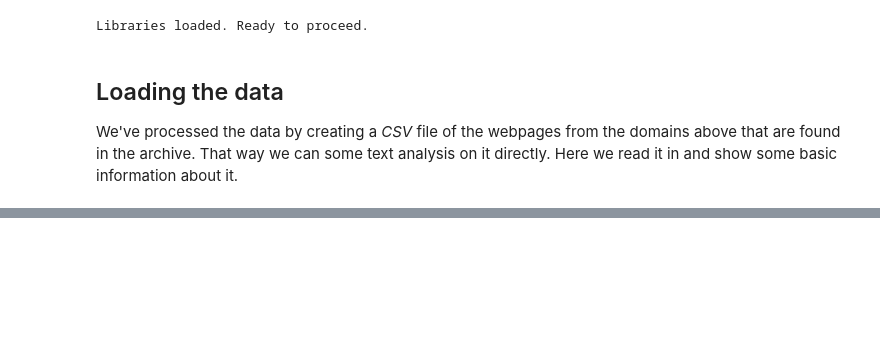
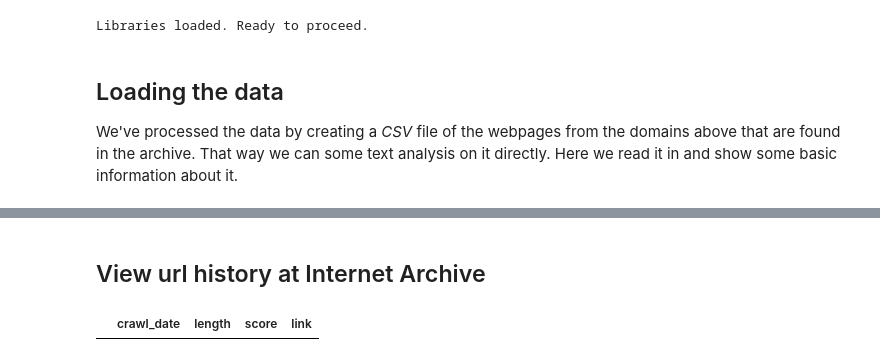
Before and after one commit to BrockDSL/Analyzing_Web_Archives, a Jupyter notebook: Analyzing_Archives_Notebook.ipynb, the cells around one changed output, grey strips where cells are left out. Drawn from its saved outputs; the diff is of its cells as text; code cells hidden in the pictures; blank space fills up the shorter version.

```diff
--- a/Analyzing_Archives_Notebook.ipynb
+++ b/Analyzing_Archives_Notebook.ipynb
@@ -48,0 +138,23 @@ ParserError: ignored
+# %% [markdown]
+## View url history at Internet Archive
+# %%
+unique_days = url_data.groupby("length").first().sort_values(by='crawl_date')
+#url_map = pd.DataFrame(columns=["crawl_date","length","score","link"])
+url_map = pd.DataFrame(columns=["crawl_date","length","score","link"])
+for row in unique_days.itertuples():
+    date = row.crawl_date
+    date =  str(date).split(' ')[0].replace('-','')
+    length = len(row.content)
+    score = row.v_comp
+    line = []
+    line.append(date)
+    line.append(length)
+    line.append(score)
+    line.append(str("https://web.archive.org/web/" + date + "/" + url))
+    line = pd.Series(line, index = url_map.columns)
+    #print(line,"\n")
+    url_map.append(line, ignore_index=True)
+
+url_map
+# %% [output]
+|  | crawl_date | length | score | link |
```
Also changed, not shown: parts of 13 cells of this notebook.
